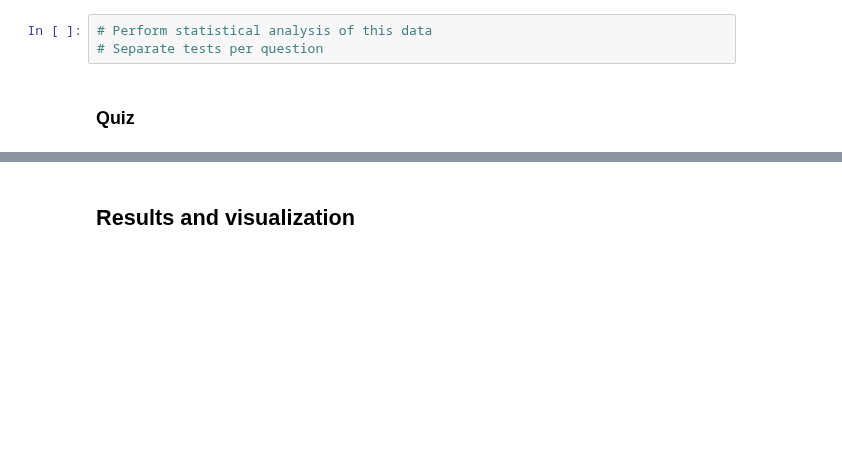
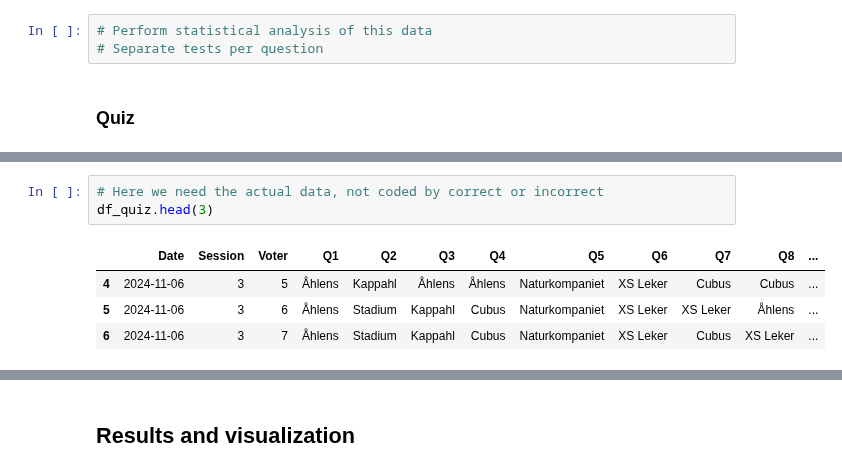
Before and after one commit to emmenru/Music-AI-workshop, a Jupyter notebook: AI-music-workshop.ipynb, the cells around one changed output, grey strips where cells are left out. Cells and saved outputs as stored; diff of their text form; blank space fills up the shorter version.

```diff
--- a/AI-music-workshop.ipynb
+++ b/AI-music-workshop.ipynb
@@ -425,0 +648,8 @@ df_quiz
+# %%
+# Here we need the actual data, not coded by correct or incorrect
+df_quiz.head(3)
+# %% [output]
+|  | Date | Session | Voter | Q1 | Q2 | Q3 | Q4 | Q5 | Q6 | Q7 | Q8 | ... |
+| 4 | 2024-11-06 | 3 | 5 | Åhlens | Kappahl | Åhlens | Åhlens | Naturkompaniet | XS Leker | Cubus | Cubus | ... |
+| 5 | 2024-11-06 | 3 | 6 | Åhlens | Stadium | Kappahl | Cubus | Naturkompaniet | XS Leker | XS Leker | Åhlens | ... |
+| 6 | 2024-11-06 | 3 | 7 | Åhlens | Stadium | Kappahl | Cubus | Naturkompaniet | XS Leker | Cubus | XS Leker | ... |
```
Also changed, not shown: parts of 65 cells of this notebook, 2 other files.
